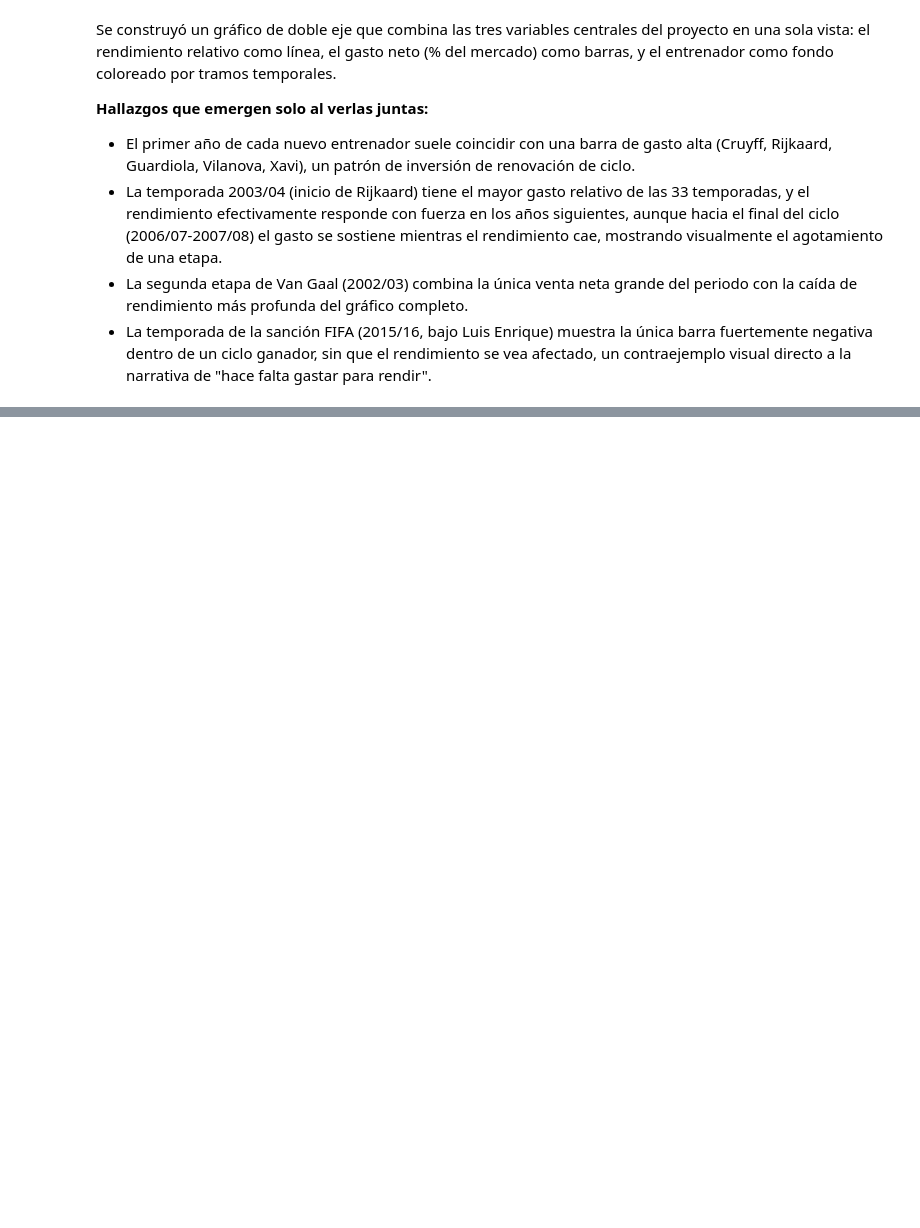
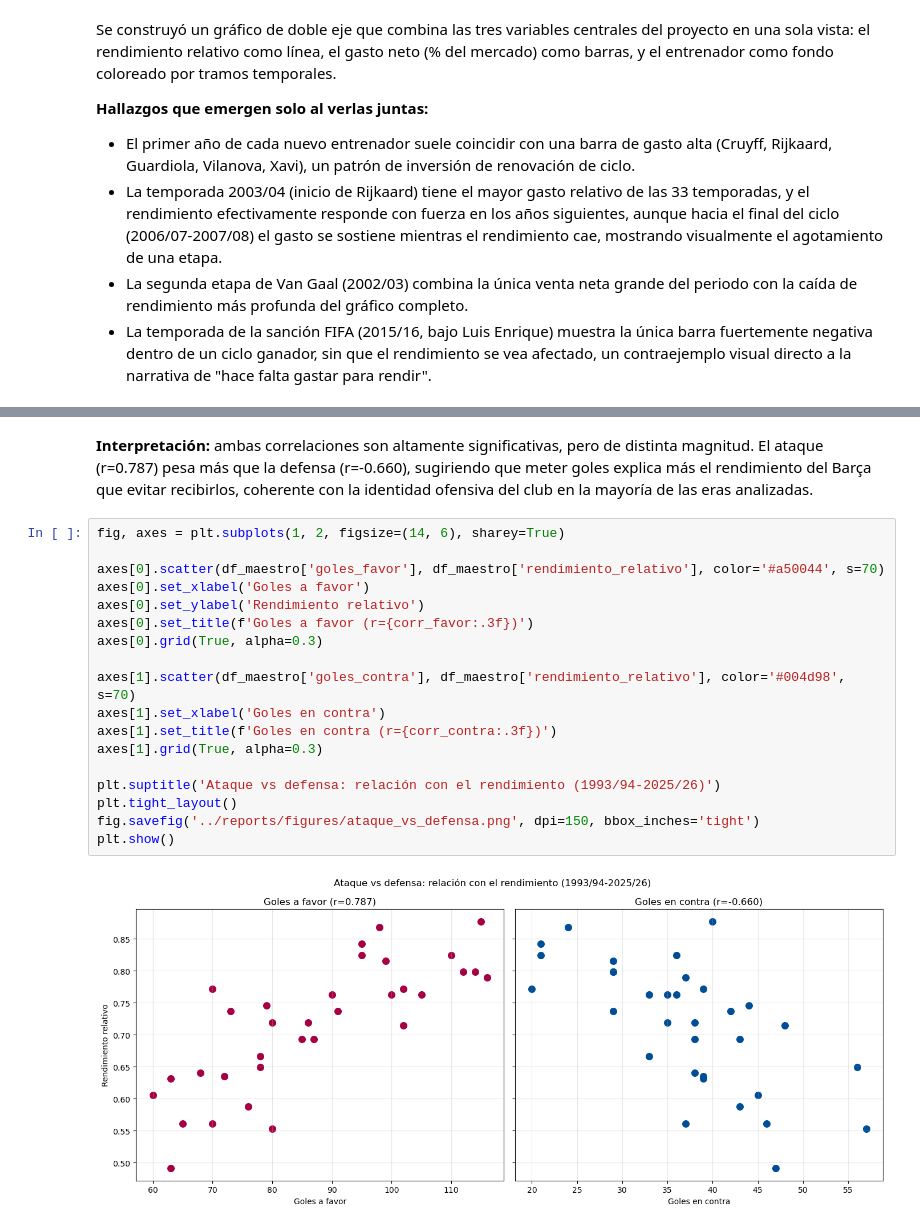
Before and after one commit to albertone448/always-barca, a Jupyter notebook: notebooks/02_analisis_rendimiento.ipynb, the cells around one changed output, grey strips where cells are left out. Cells and saved outputs as stored; diff of their text form; blank space fills up the shorter version.

Commit message:
Cerrar Fase 1: ataque vs defensa, local vs visitante, README y plan maestro actualizados

```diff
--- a/notebooks/02_analisis_rendimiento.ipynb
+++ b/notebooks/02_analisis_rendimiento.ipynb
@@ -376,0 +384,22 @@ A lo largo de este notebook se definieron las métricas de rendimiento (`rendimi
+# %% [markdown]
+**Interpretación:** ambas correlaciones son altamente significativas, pero de distinta magnitud. El ataque (r=0.787) pesa más que la defensa (r=-0.660), sugiriendo que meter goles explica más el rendimiento del Barça que evitar recibirlos, coherente con la identidad ofensiva del club en la mayoría de las eras analizadas.
+# %%
+fig, axes = plt.subplots(1, 2, figsize=(14, 6), sharey=True)
+
+axes[0].scatter(df_maestro['goles_favor'], df_maestro['rendimiento_relativo'], color='#a50044', s=70)
+axes[0].set_xlabel('Goles a favor')
+axes[0].set_ylabel('Rendimiento relativo')
+axes[0].set_title(f'Goles a favor (r={corr_favor:.3f})')
+axes[0].grid(True, alpha=0.3)
+
+axes[1].scatter(df_maestro['goles_contra'], df_maestro['rendimiento_relativo'], color='#004d98', s=70)
+axes[1].set_xlabel('Goles en contra')
+axes[1].set_title(f'Goles en contra (r={corr_contra:.3f})')
+axes[1].grid(True, alpha=0.3)
+
+plt.suptitle('Ataque vs defensa: relación con el rendimiento (1993/94-2025/26)')
+plt.tight_layout()
+fig.savefig('../reports/figures/ataque_vs_defensa.png', dpi=150, bbox_inches='tight')
+plt.show()
+# %% [output]
+[figure, added]
```
Also changed, not shown: parts of 15 cells of this notebook, 5 other files.
